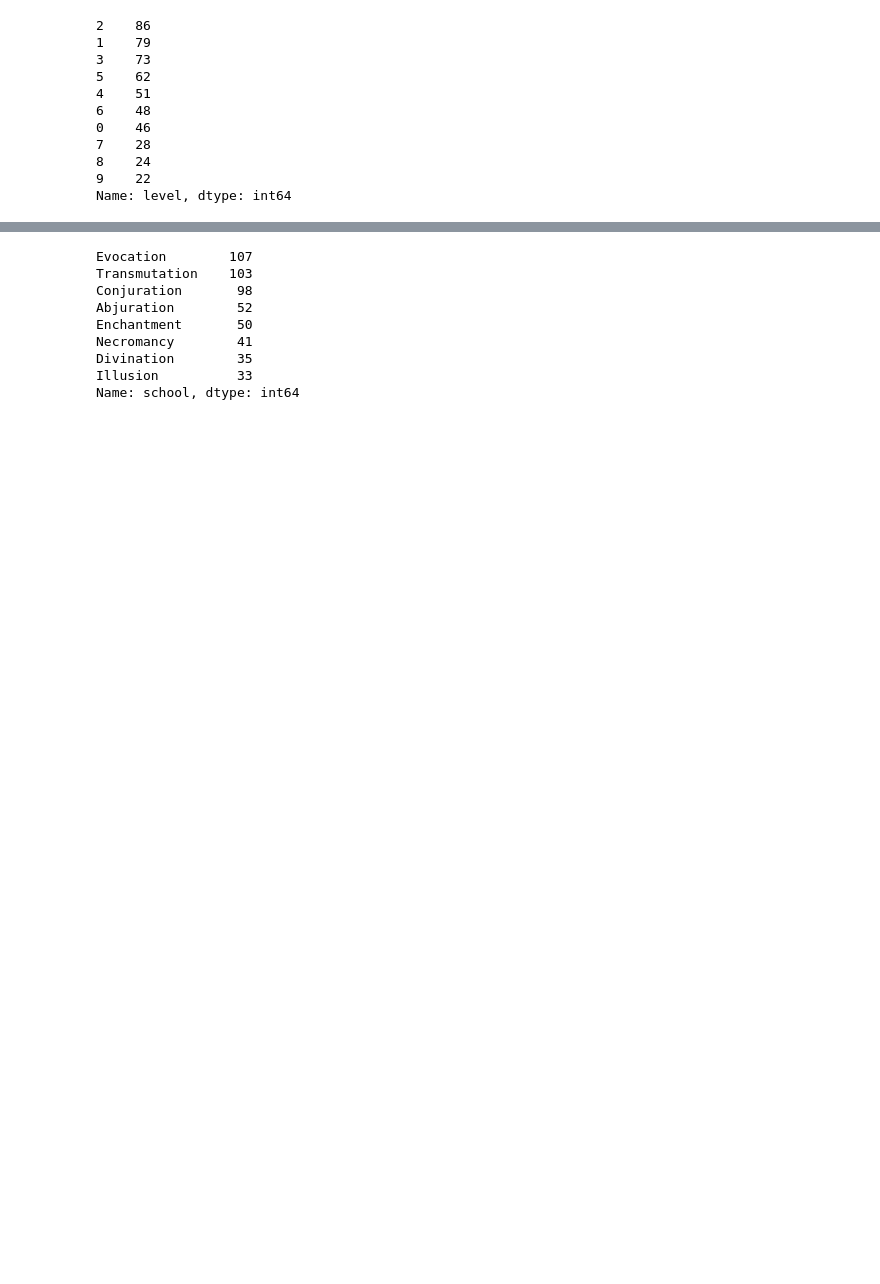
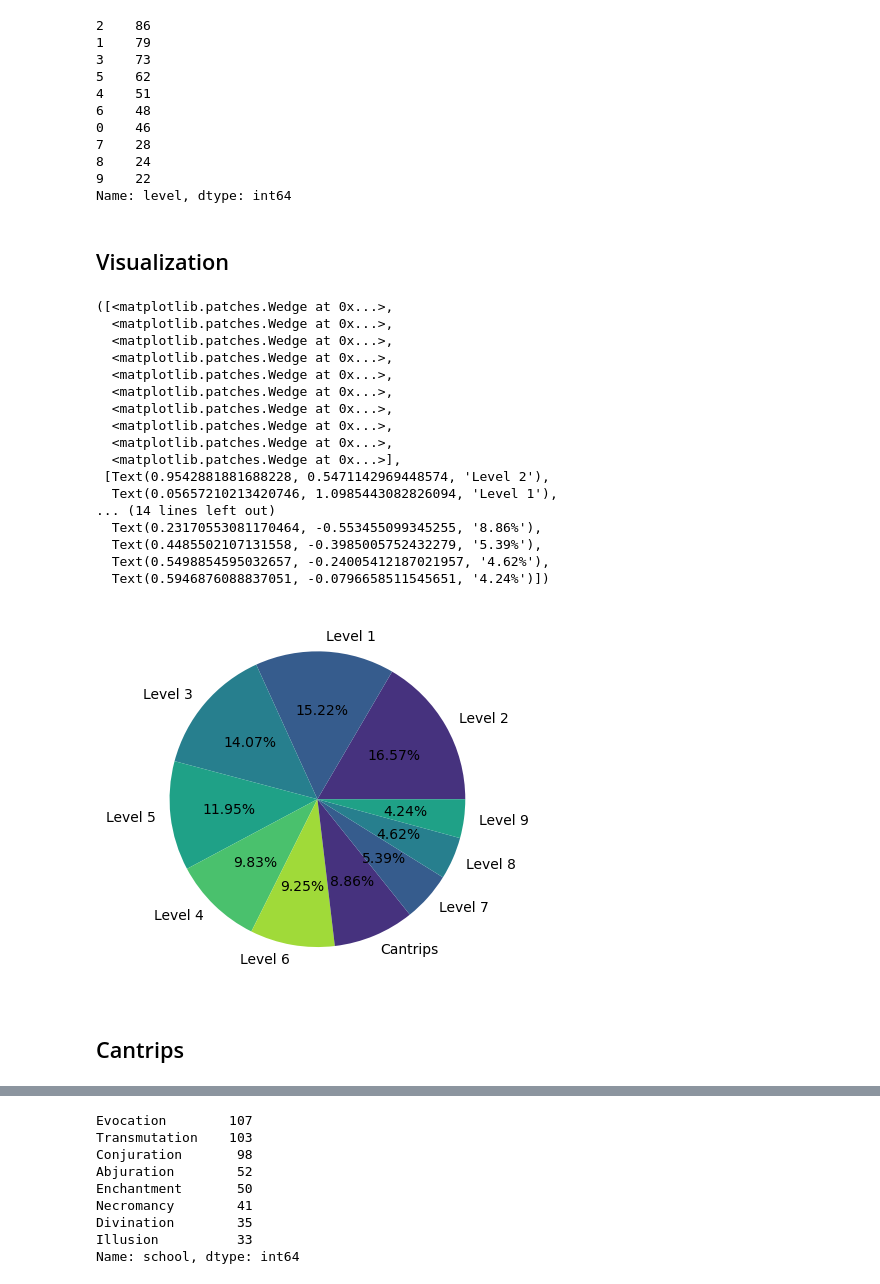
Before and after one commit to TheDataRogue/dnd-5e-spells, a Jupyter notebook: analysis/spells_analysis.ipynb, the cells around one changed output, grey strips where cells are left out. Saved outputs shown, nothing was run; the diff lists cells and outputs as text; code cells hidden in the pictures; blank space fills up the shorter version.

```diff
--- a/analysis/spells_analysis.ipynb
+++ b/analysis/spells_analysis.ipynb
@@ -1,5 +5,9 @@
 # %%
 import pandas as pd
+import matplotlib.pyplot as plt
+import seaborn as sns
+
+colors = sns.color_palette("viridis")
 
 df = pd.read_excel("D&D 5E Spells.xlsx")
 spells = df.sort_values('name').reset_index().drop('index',axis=1)
@@ -50,5 +86,6 @@ dtype: float64
 # %%
-spells['level'].value_counts()
+levels = spells['level'].value_counts()
+levels
 # %% [output]
 2    86
 1    79
@@ -61,3 +98,31 @@ spells['level'].value_counts()
 8    24
 9    22
 Name: level, dtype: int64
+# %% [markdown]
+## Visualization
+# %%
+levels_labels = ['Level 2','Level 1','Level 3','Level 5','Level 4','Level 6',
+                 'Cantrips','Level 7','Level 8','Level 9']
+
+plt.pie(levels, labels=levels_labels, colors=colors, autopct='%1.2f%%')
+# %% [output]
+([<matplotlib.patches.Wedge at 0x...>,
+  <matplotlib.patches.Wedge at 0x...>,
+  <matplotlib.patches.Wedge at 0x...>,
+  <matplotlib.patches.Wedge at 0x...>,
+  <matplotlib.patches.Wedge at 0x...>,
+  <matplotlib.patches.Wedge at 0x...>,
+  <matplotlib.patches.Wedge at 0x...>,
+  <matplotlib.patches.Wedge at 0x...>,
+  <matplotlib.patches.Wedge at 0x...>,
+  <matplotlib.patches.Wedge at 0x...>],
+ [Text(0.9542881881688228, 0.5471142969448574, 'Level 2'),
+  Text(0.05657210213420746, 1.0985443082826094, 'Level 1'),
+... (14 lines left out)
+  Text(0.23170553081170464, -0.553455099345255, '8.86%'),
+  Text(0.4485502107131558, -0.3985005752432279, '5.39%'),
+  Text(0.5498854595032657, -0.24005412187021957, '4.62%'),
+  Text(0.5946876088837051, -0.0796658511545651, '4.24%')])
+[figure, added]
+# %% [markdown]
+## Cantrips
```
Also changed, not shown: parts of 173 cells of this notebook.
